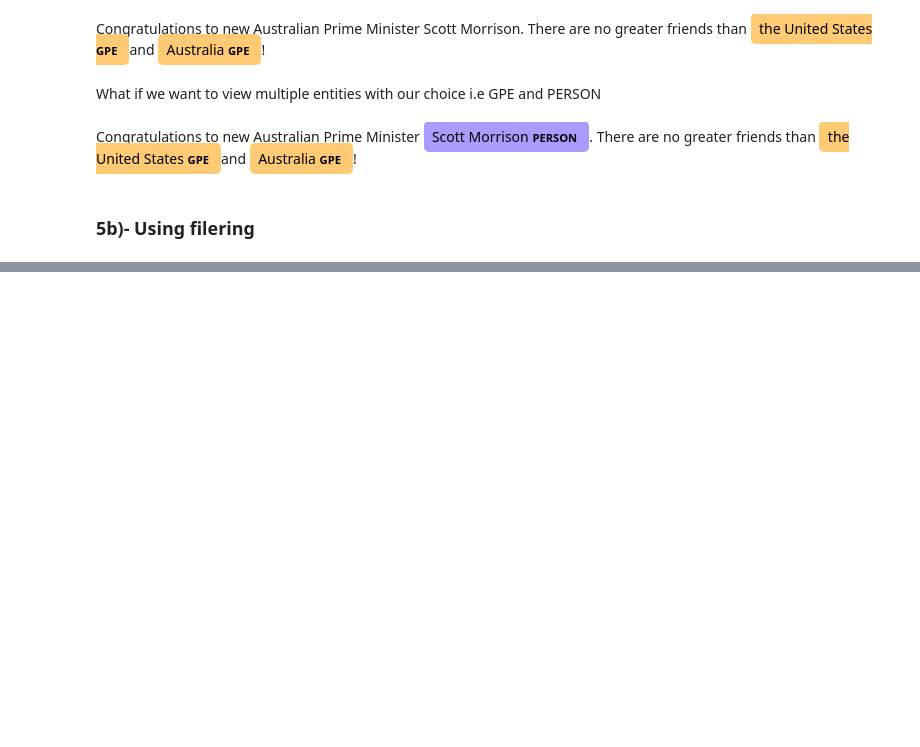
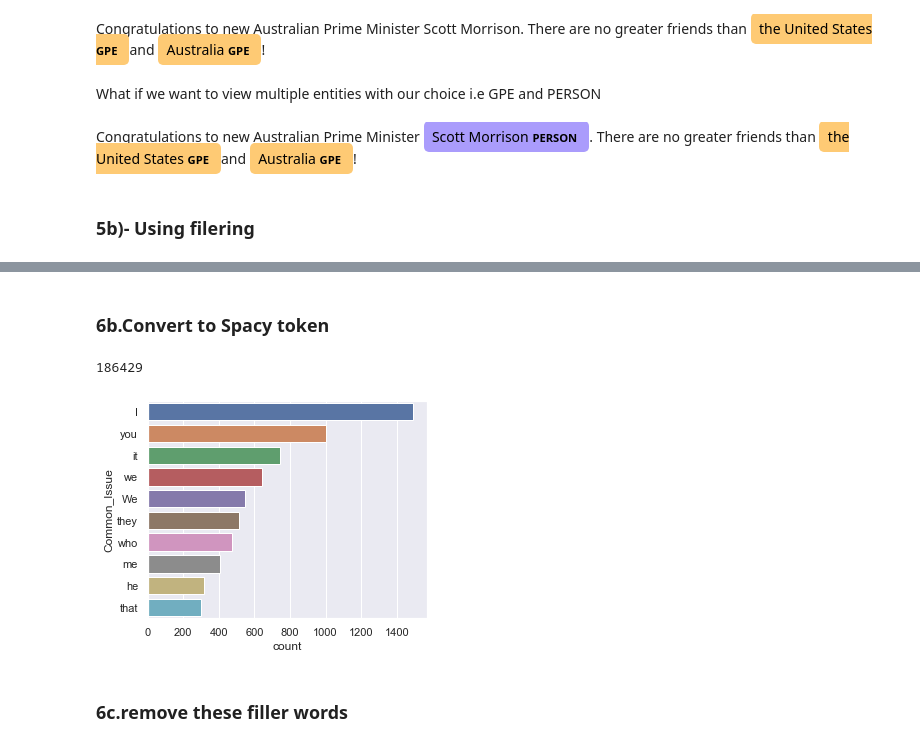
Before and after one commit to HassanSherwani/NLP-Natural-Language-Processing-, a Jupyter notebook: Custom_Named-Entity/custome_ner_kaggle.ipynb, the cells around one changed output, grey strips where cells are left out. Saved outputs shown, nothing was run; the diff lists cells and outputs as text; code cells hidden in the pictures; blank space fills up the shorter version.

```diff
--- a/Custom_Named-Entity/custome_ner_kaggle.ipynb
+++ b/Custom_Named-Entity/custome_ner_kaggle.ipynb
@@ -188,0 +258,7 @@ Congratulations to new Australian Prime Minister Scott Morrison PERSON . There a
+# %%
+# removing URLs and '&amp' substrings using regex
+import re
+url_reg  = r'[a-z]*[:.]+\S+'
+text   = re.sub(url_reg, '', text)
+noise_reg = r'\&amp'
+text   = re.sub(noise_reg, '', text)
@@ -188,0 +269,30 @@ Congratulations to new Australian Prime Minister Scott Morrison PERSON . There a
+# %% [markdown]
+### 6b.Convert to Spacy token
+# %%
+doc = nlp(text)
+# %%
+len(doc)
+# %% [output]
+186429
+# %%
+items_of_interest = list(doc.noun_chunks)
+# %%
+# each element in this list is spaCy's inbuilt `Span`, which is not useful for us
+items_of_interest = [str(x) for x in items_of_interest]
+# so we've converted it to string
+# %%
+#For Visuals
+import matplotlib.pyplot as plt
+import seaborn as sns
+sns.set()
+from matplotlib import rcParams
+df_nouns = pd.DataFrame(items_of_interest, columns=["Common_Issue"])
+plt.figure(figsize=(5,4))
+sns.countplot(y="Common_Issue",
+             data=df_nouns,
+             order=df_nouns["Common_Issue"].value_counts().iloc[:10].index)
+plt.show()
+# %% [output]
+[figure, added]
+# %% [markdown]
+### 6c.remove these filler words
```
Also changed, not shown: parts of 32 cells of this notebook.
